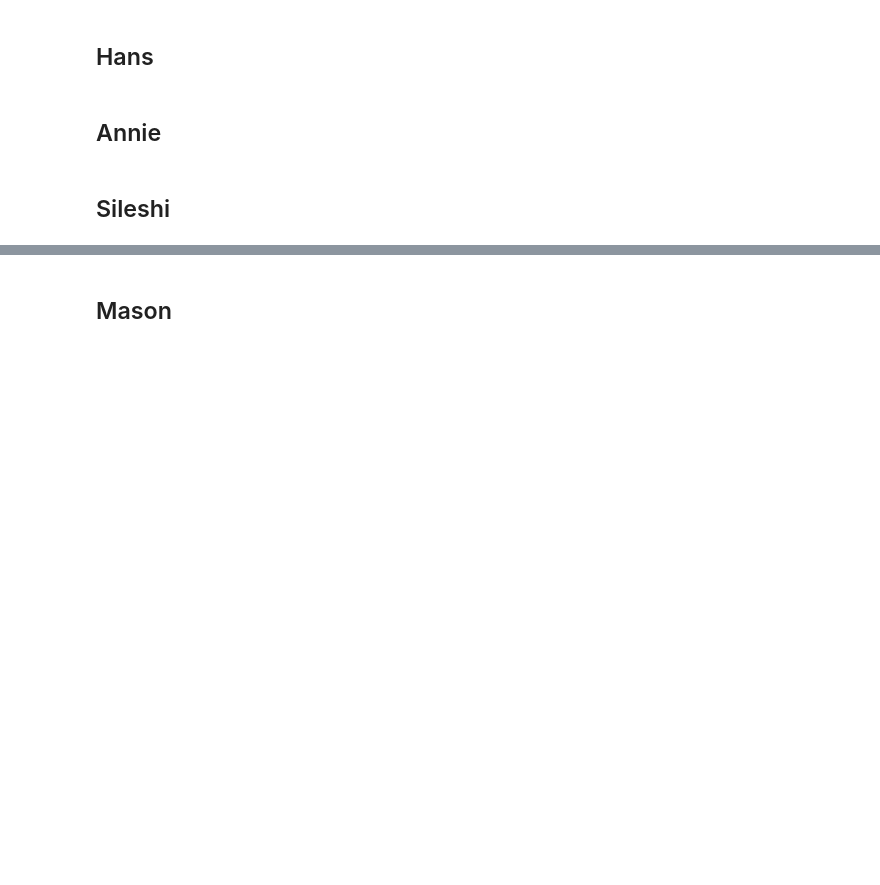
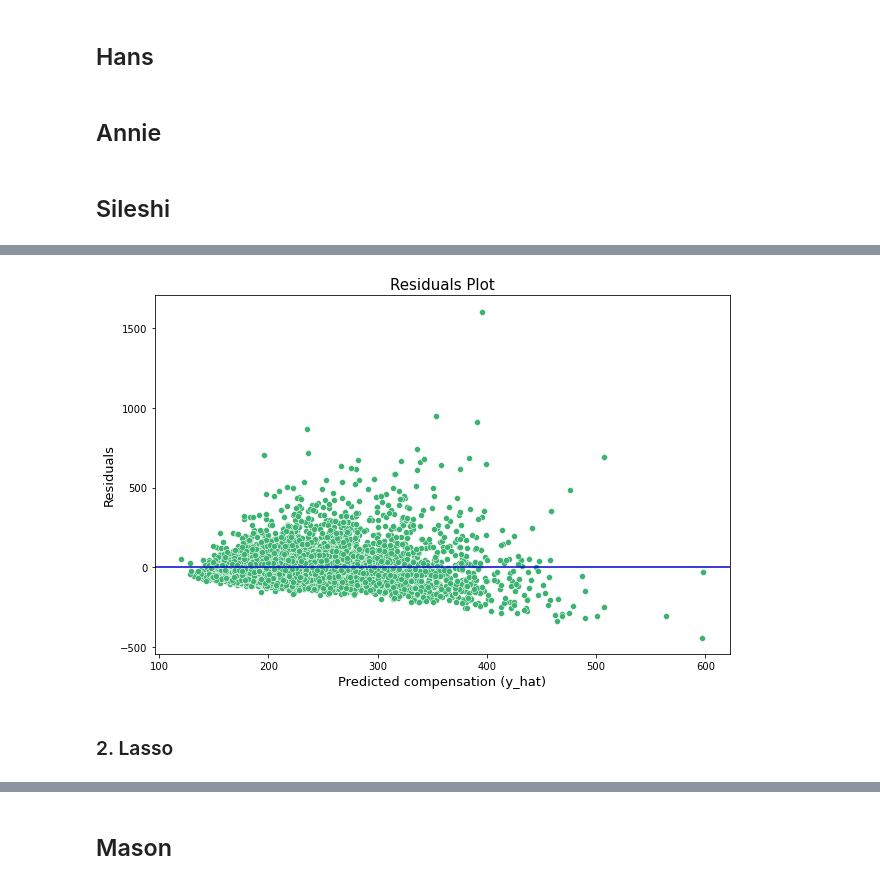
Before and after one commit to mh0805/Group-Project, a Jupyter notebook: Code/MODELING.ipynb, the cells around one changed output, grey strips where cells are left out. Saved outputs shown, nothing was run; the diff lists cells and outputs as text; code cells hidden in the pictures; blank space fills up the shorter version.

```diff
--- a/Code/MODELING.ipynb
+++ b/Code/MODELING.ipynb
@@ -8,0 +143,17 @@
+# %%
+# Residuals Plot
+
+resids = y_test - lr.predict(X_test)
+
+plt.figure(figsize=(9,6))
+sns.scatterplot(x = lr.predict(X_test), y = resids, color = 'mediumseagreen')
+plt.axhline(0, color = 'mediumblue')
+plt.title('Residuals Plot', fontdict = {'fontsize':15})
+plt.xlabel('Predicted compensation (y_hat)', fontdict = {'fontsize':13})
+plt.ylabel('Residuals', fontdict = {'fontsize':13})
+#plt.savefig('./images/residueScatter.png')
+plt.tight_layout();
+# %% [output]
+[figure, added]
+# %% [markdown]
+### 2. Lasso
```
Also changed, not shown: parts of 42 cells of this notebook.
